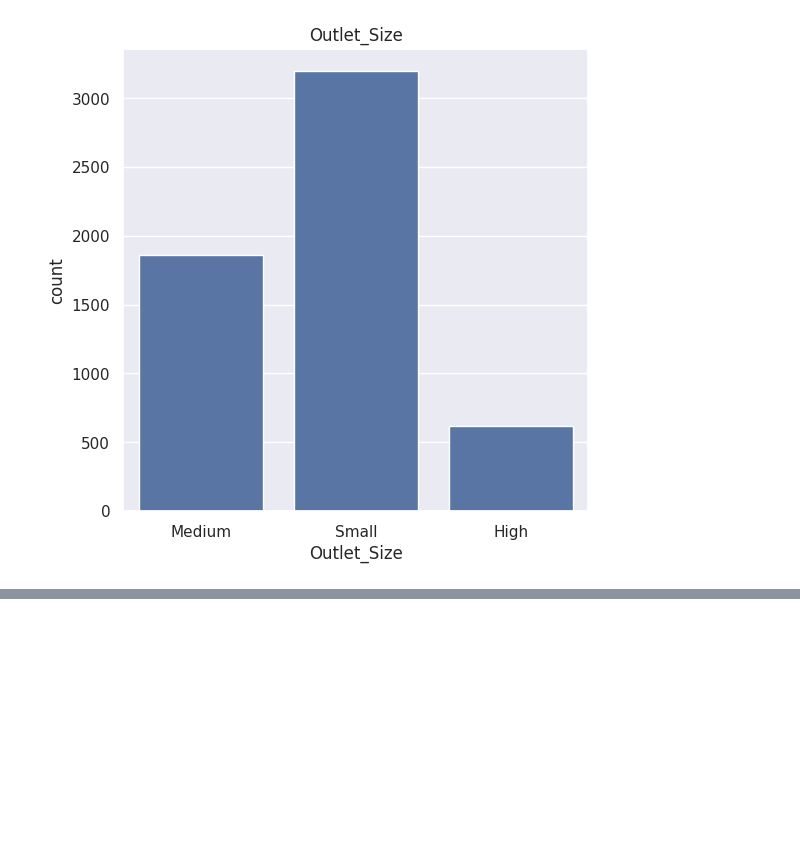
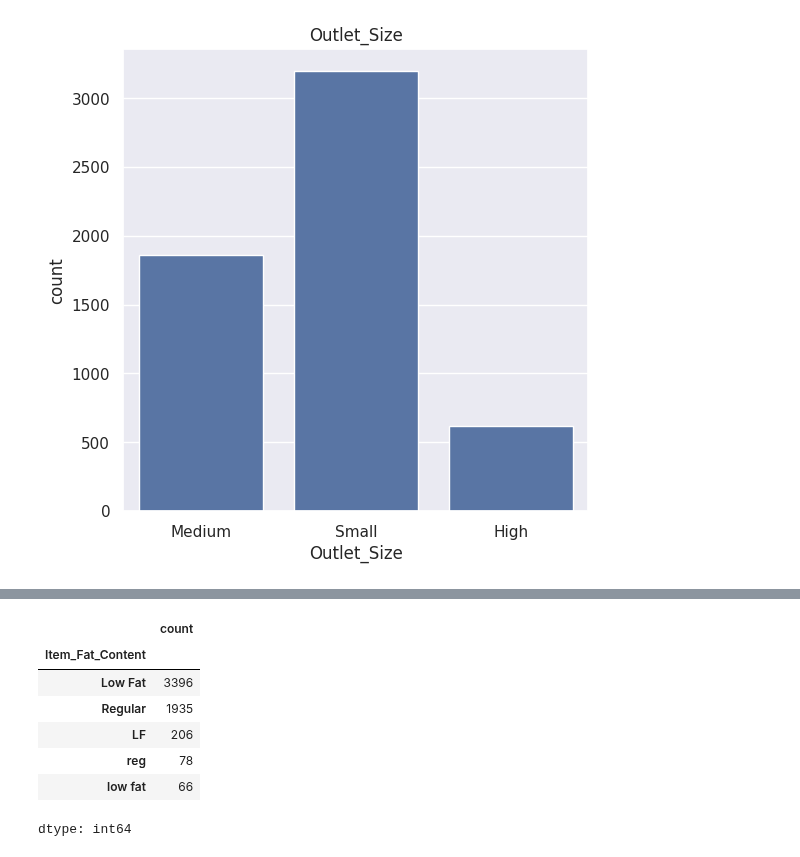
Before and after one commit to officialaryansingh/machine_learning, a Jupyter notebook: ML projects/Project_12_BIg_Mart_Sales_Prediction.ipynb, the cells around one changed output, grey strips where cells are left out. Drawn from its saved outputs; the diff is of its cells as text; code cells hidden in the pictures; blank space fills up the shorter version.

```diff
--- a/ML projects/Project_12_BIg_Mart_Sales_Prediction.ipynb
+++ b/ML projects/Project_12_BIg_Mart_Sales_Prediction.ipynb
@@ -243,0 +255,11 @@ plt.show()
+# %%
+big_mart_data['Item_Fat_Content'].value_counts()
+# %% [output]
+|  | count |
+| Item_Fat_Content |  |
+| Low Fat | 3396 |
+| Regular | 1935 |
+| LF | 206 |
+| reg | 78 |
+| low fat | 66 |
+dtype: int64
```
Also changed, not shown: parts of 7 cells of this notebook.
